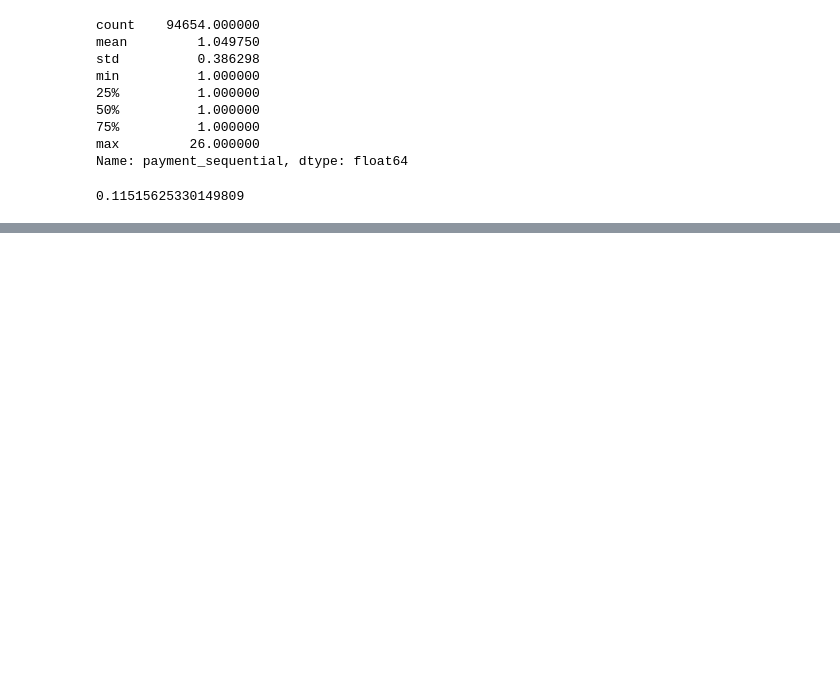
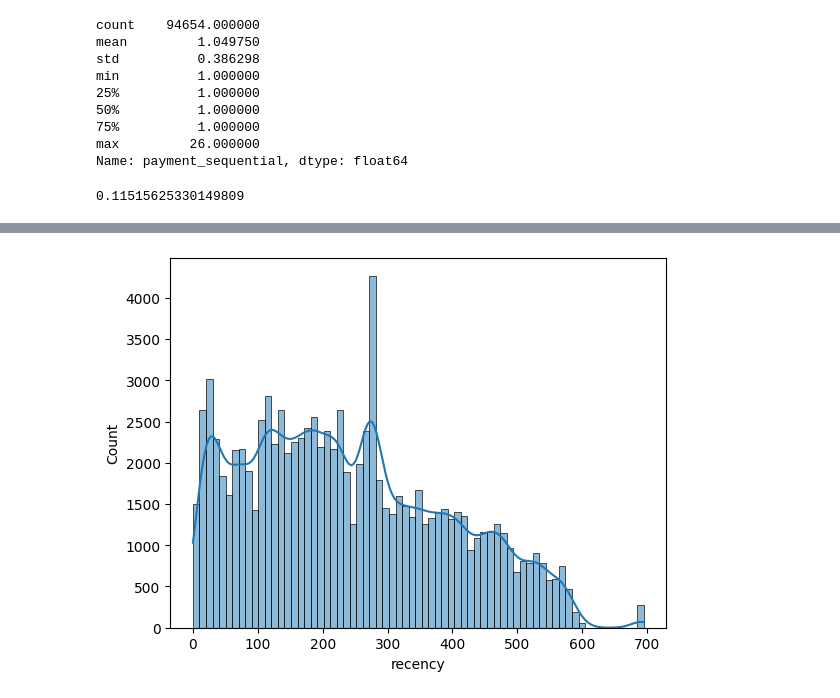
Before and after one commit to Cyr-dcx/Olist_clustering, a Jupyter notebook: notebooks/exploration.ipynb, the cells around one changed output, grey strips where cells are left out. Cells and saved outputs as stored; diff of their text form; code cells hidden in the pictures; blank space fills up the shorter version.

```diff
--- a/notebooks/exploration.ipynb
+++ b/notebooks/exploration.ipynb
@@ -277,0 +329,4 @@ sns.histplot(data=orders_sequencement, x="payment_sequential", kde=True);
+# %%
+frequency = customers_orders.groupby("customer_unique_id")["order_id"].nunique().sort_values().reset_index()
+frequency.rename(columns={"order_id" : "frequency"}, inplace=True)
+frequency
@@ -277,0 +349,3 @@ sns.histplot(data=orders_sequencement, x="payment_sequential", kde=True);
+# %%
+montant = customers_orders.groupby("customer_unique_id")["payment_value"].sum().reset_index()
+montant
@@ -277,0 +366,5 @@ sns.histplot(data=orders_sequencement, x="payment_sequential", kde=True);
+# %%
+customers_rfm = customers_orders[["customer_unique_id","recency"]]
+customers_rfm = customers_rfm.merge(montant, on="customer_unique_id", how="left")
+customers_rfm = customers_rfm.merge(frequency, on="customer_unique_id", how="left")
+customers_rfm.rename(columns={"payment_value" : "monetary"}, inplace=True)
@@ -277,0 +387,4 @@ sns.histplot(data=orders_sequencement, x="payment_sequential", kde=True);
+# %%
+sns.histplot(data=customers_rfm, x="recency", kde=True);
+# %% [output]
+[figure, added]
```
Also changed, not shown: parts of 33 cells of this notebook.
